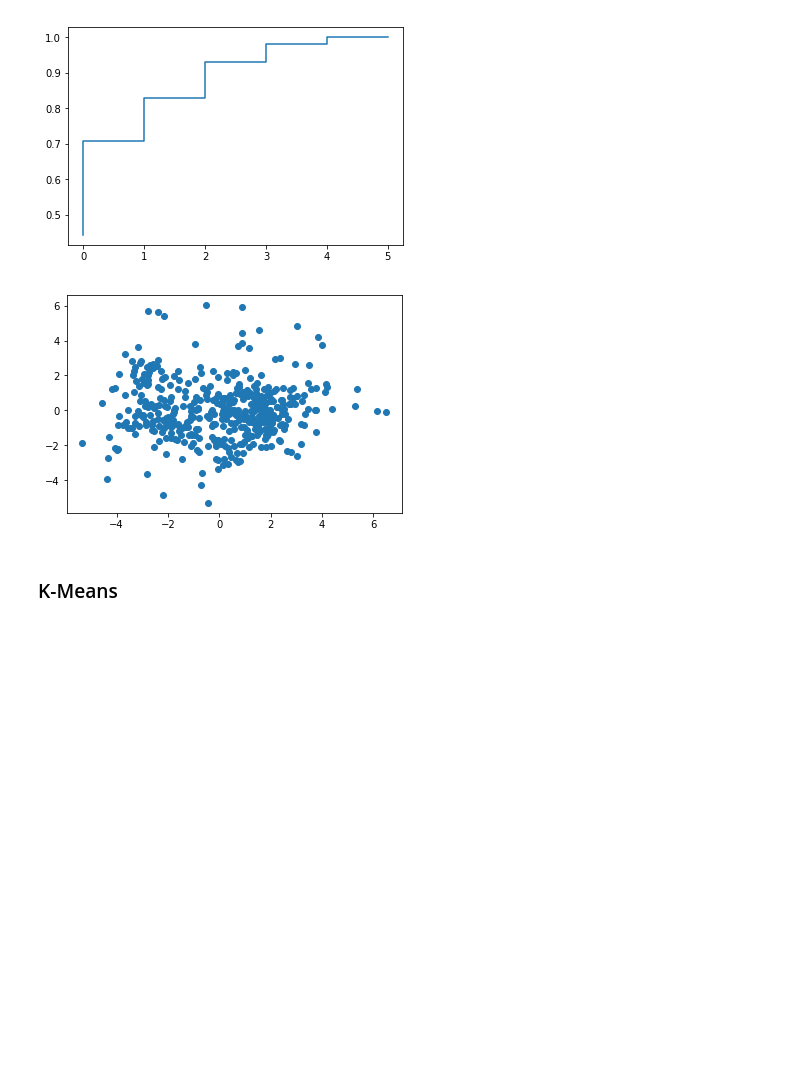
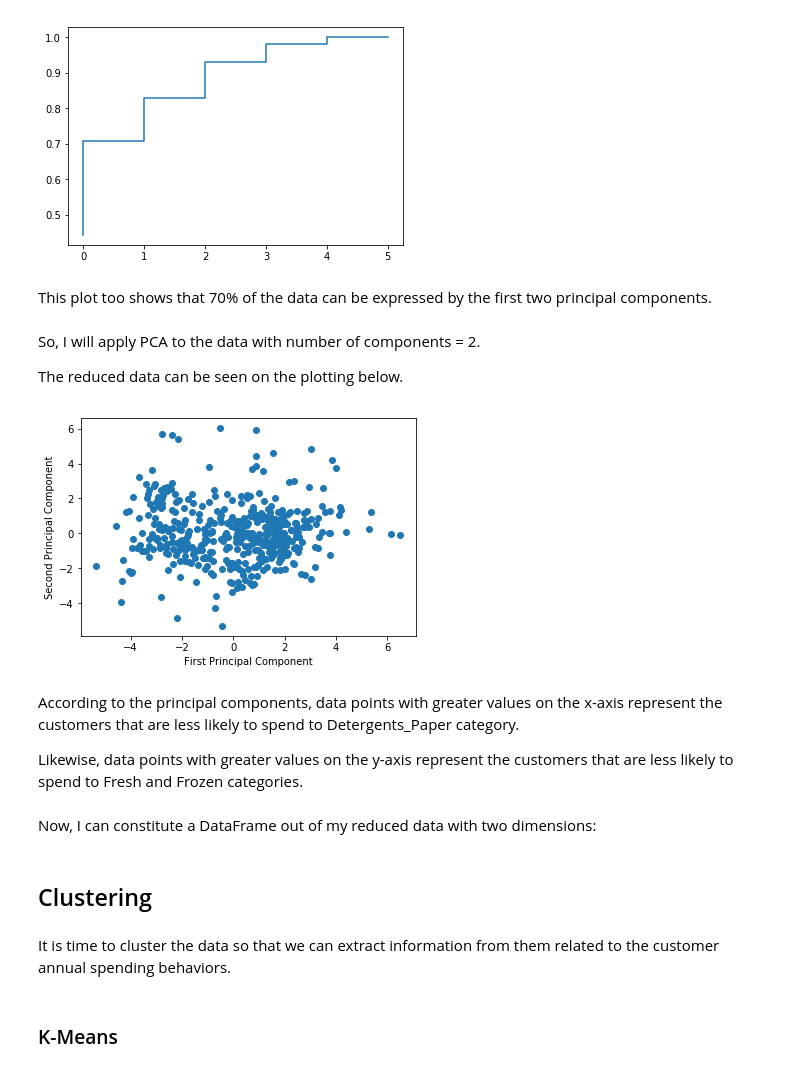
Before and after one commit to armut/Wholesale-Customers-Analysis, a Jupyter notebook: Wholesale Customers Analysis.ipynb, the cells around one changed output. Saved outputs shown, nothing was run; the diff lists cells and outputs as text; code cells hidden in the pictures; blank space fills up the shorter version.

```diff
--- a/Wholesale Customers Analysis.ipynb
+++ b/Wholesale Customers Analysis.ipynb
@@ -40,6 +70,6 @@ plt.show()
 # %%
-train = data.drop(['Region', 'Channel'], axis=1)
-train.head()
+data = data.drop(['Region', 'Channel'], axis=1)
+data.head()
 # %% [output]
 |  | Fresh | Milk | Grocery | Frozen | Detergents_Paper | Delicassen |
 | 0 | 12669 | 9656 | 7561 | 214 | 2674 | 1338 |
@@ -54,5 +90,5 @@ train.shape
 # %%
-log_data = np.log(train)
+log_data = np.log(data)
 good_data = log_data.drop([128, 65, 66, 75, 154])
 print(good_data.head())
 # %% [output]
@@ -106,15 +139,36 @@ plt.step([i for i in range(len(cumulative))], cumulative)
 plt.show()
 # %% [output]
 [figure]
+# %% [markdown]
+This plot too shows that 70% of the data can be expressed by the first two principal components.
+# %% [markdown]
+So, I will apply PCA to the data with number of components = 2.
+
+The reduced data can be seen on the plotting below.
 # %%
 pca = PCA(n_components=2)
 pca.fit(good_data)
 reduced_data = pca.transform(good_data)
-plt.scatter([row[0] for row in reduced_data], [row[1] for row in reduced_data])
+inverse_data = pca.inverse_transform(reduced_data)
+plt.scatter(reduced_data[:, 0], reduced_data[:, 1], label='reduced')
+plt.xlabel('First Principal Component')
+plt.ylabel('Second Principal Component')
 plt.show()
 # %% [output]
-[figure, old version]
+[figure, new version]
+# %% [markdown]
+According to the principal components,
+data points with greater values on the x-axis represent the customers that are less likely to spend to Detergents_Paper category.
+
+Likewise, data points with greater values on the y-axis represent the customers that are less likely to spend to Fresh and Frozen categories.
+# %% [markdown]
+Now, I can constitute a DataFrame out of my reduced data with two dimensions:
 # %%
 reduced_data = pd.DataFrame(reduced_data, columns=['Dim1', 'Dim2'])
+# %% [markdown]
+## Clustering
+# %% [markdown]
+It is time to cluster the data so that we can extract information from them related to the customer
+annual spending behaviors.
 # %% [markdown]
 ### K-Means
```
Also changed, not shown: parts of 47 cells of this notebook, 23 other files.
